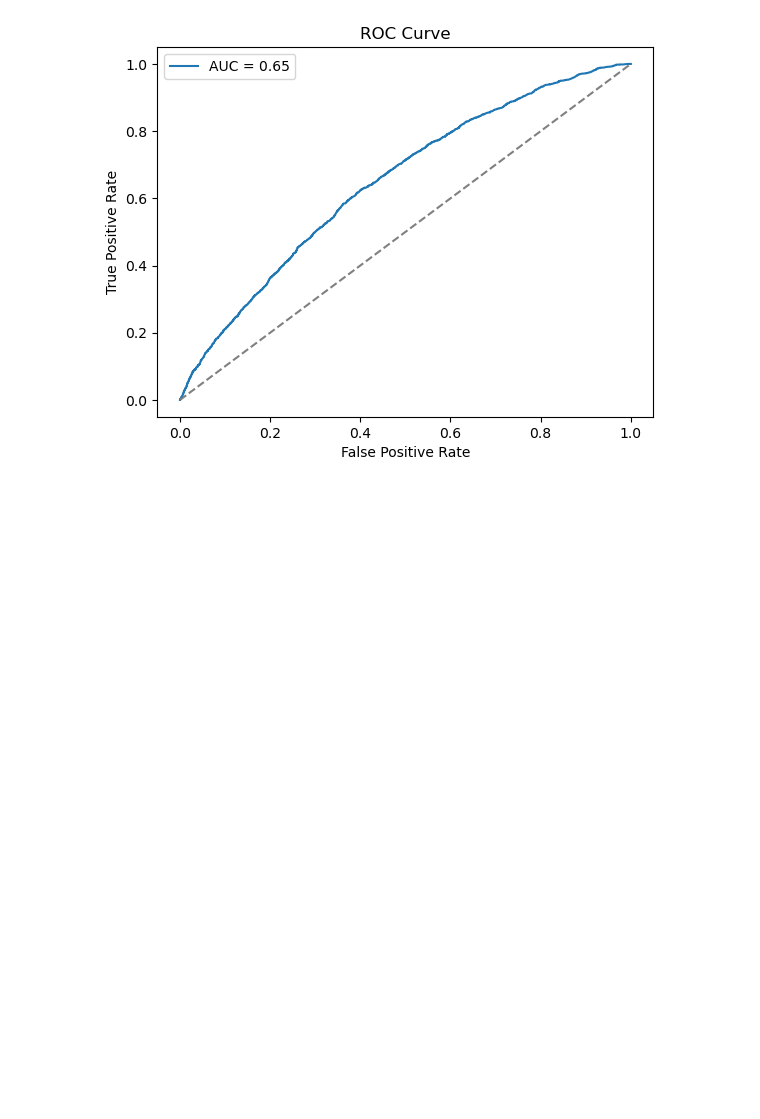
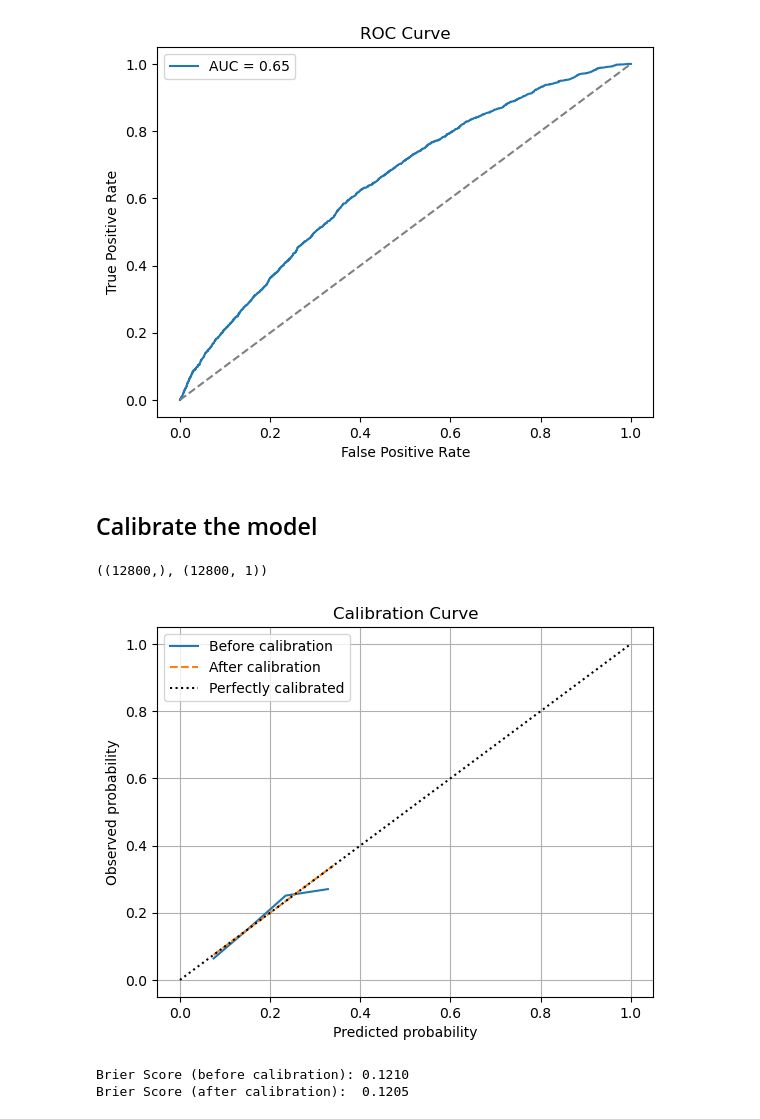
Before and after one commit to wannnyy/intern-prep, a Jupyter notebook: model.ipynb, the cells around one changed output. Drawn from its saved outputs; the diff is of its cells as text; code cells hidden in the pictures; blank space fills up the shorter version.

Commit message:
calibrate the model

```diff
--- a/model.ipynb
+++ b/model.ipynb
@@ -299,3 +301,9 @@ plt.legend()
 plt.show()
 # %% [output]
 [figure]
+# %% [markdown]
+## Calibrate the model
+# %%
+y_pred_proba.shape, y_test.shape
+# %% [output]
+((12800,), (12800, 1))
@@ -301,0 +312,38 @@ plt.show()
+# %%
+# Fit isotonic regression on model probabilities vs true labels
+iso_reg = IsotonicRegression(out_of_bounds='clip')
+iso_reg.fit(y_pred_proba, y_test.values.ravel())
+
+# Calibrate the predicted probabilities
+y_calibrated = iso_reg.predict(y_pred_proba)
+# %%
+# Raw model probabilities
+prob_true_raw, prob_pred_raw = calibration_curve(y_test, y_pred_proba, n_bins=10)
+
+# Calibrated probabilities
+prob_true_cal, prob_pred_cal = calibration_curve(y_test, y_calibrated, n_bins=10)
+
+# Plot
+plt.plot(prob_pred_raw, prob_true_raw, label='Before calibration')
+plt.plot(prob_pred_cal, prob_true_cal, label='After calibration', linestyle='--')
+plt.plot([0, 1], [0, 1], 'k:', label='Perfectly calibrated')
+
+plt.xlabel('Predicted probability')
+plt.ylabel('Observed probability')
+plt.title('Calibration Curve')
+plt.legend()
+plt.grid()
+plt.show()
+# %% [output]
+[figure, added]
+# %%
+from sklearn.metrics import brier_score_loss
+
+brier_before = brier_score_loss(y_test, y_pred_proba)
+brier_after = brier_score_loss(y_test, y_calibrated)
+
+print(f"Brier Score (before calibration): {brier_before:.4f}")
+print(f"Brier Score (after calibration):  {brier_after:.4f}")
+# %% [output]
+Brier Score (before calibration): 0.1210
+Brier Score (after calibration):  0.1205
```
Also changed, not shown: parts of 2 cells of this notebook.
